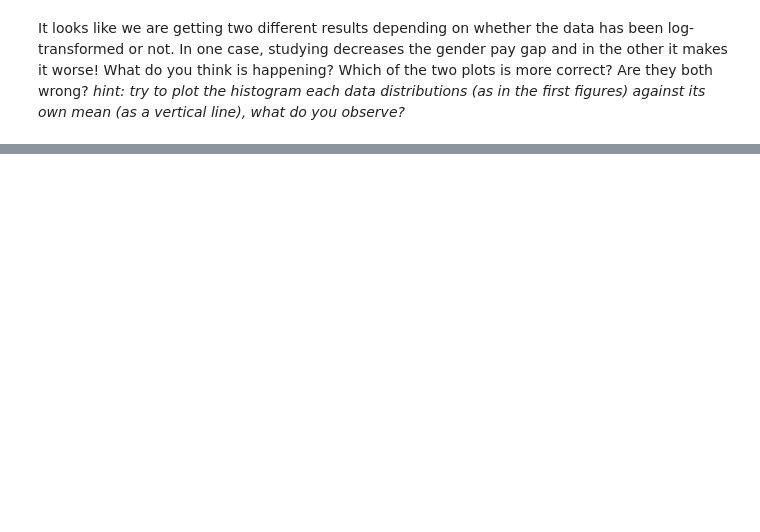
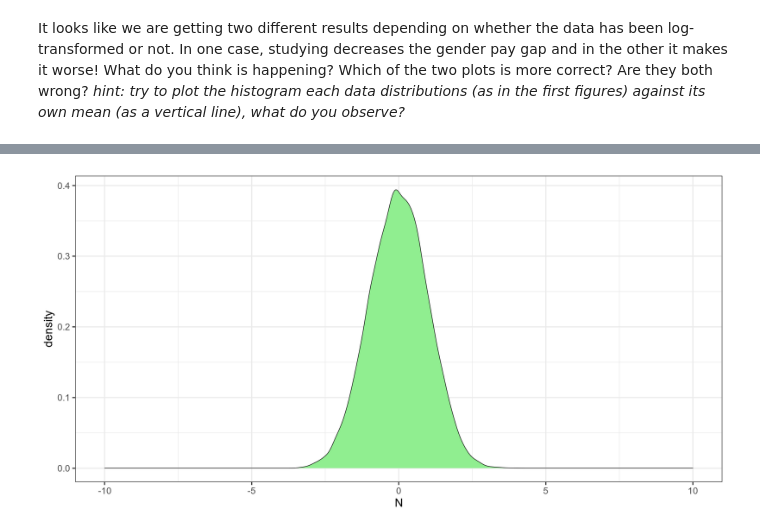
Before and after one commit to yaiza612/Introduction_R, a Jupyter notebook: 5 - ggplot2 - Multiplot (optional).ipynb, the cells around one changed output, grey strips where cells are left out. Cells and saved outputs as stored; diff of their text form; code cells hidden in the pictures; blank space fills up the shorter version.

```diff
--- a/5 - ggplot2 - Multiplot (optional).ipynb
+++ b/5 - ggplot2 - Multiplot (optional).ipynb
@@ -121,0 +167,6 @@ It looks like we are getting two different results depending on whether the data
+# %%
+df <- data.frame(N = rnorm(10000, 0, 1))
+
+ggplot(df, aes(x=N)) + geom_density(fill="lightgreen") + xlim(c(-10, 10))
+# %% [output]
+[figure, added]
```
Also changed, not shown: parts of 4 cells of this notebook, 8 other files.
